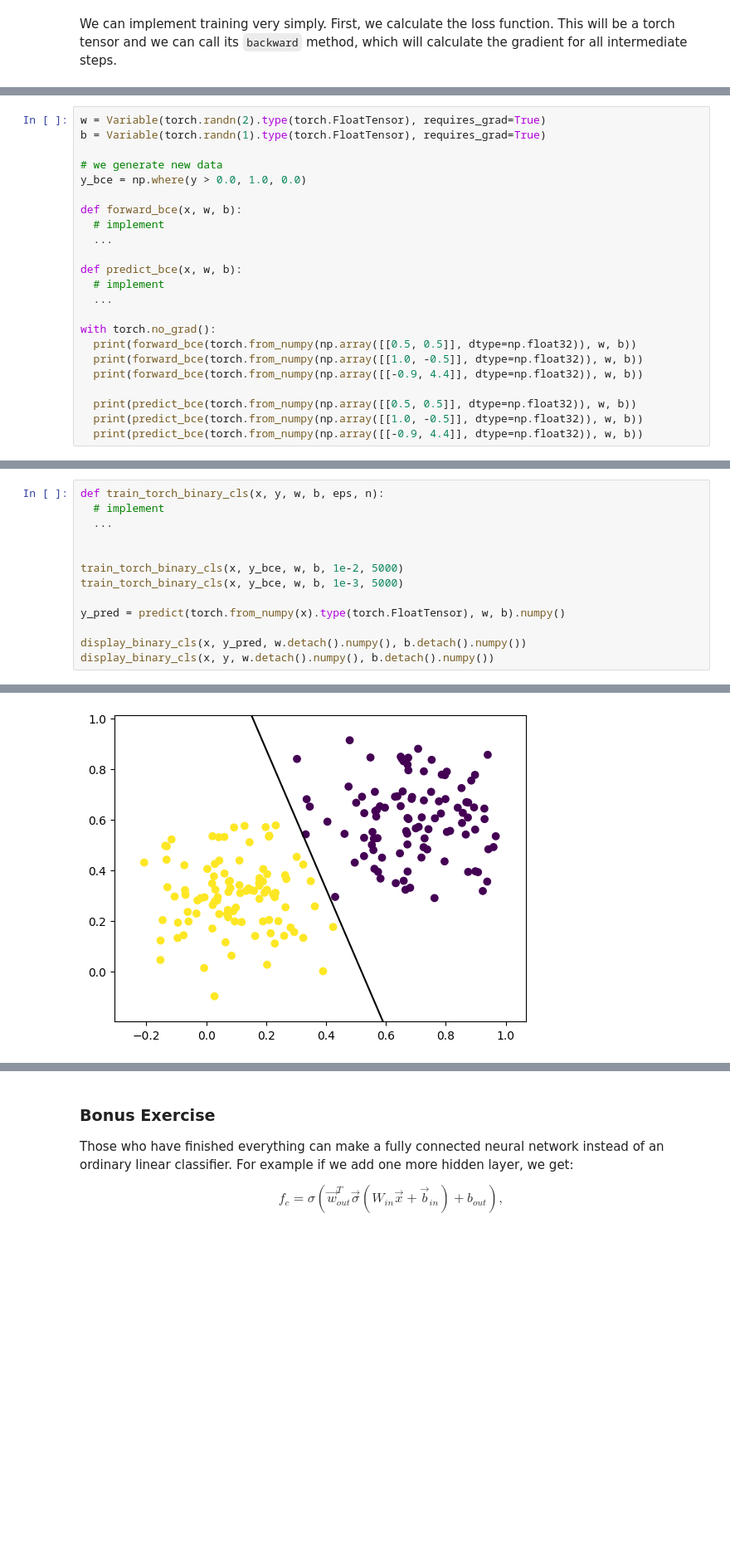
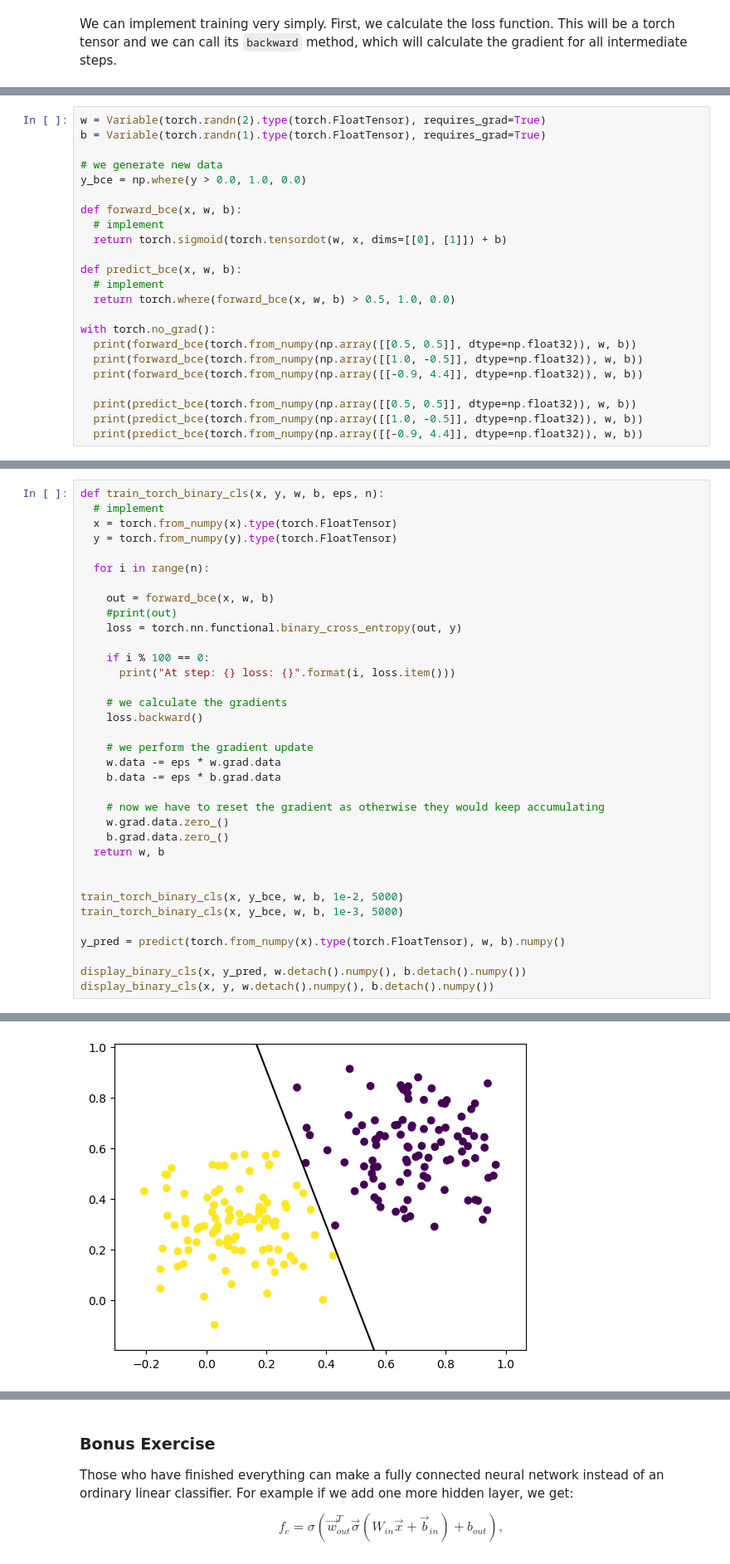
Before and after one commit to tomasbelak24/deeplearning-vision, a Jupyter notebook: HUPV/notebooks/cv03_en.ipynb, the cells around one changed output, grey strips where cells are left out. Shown at 83% size. Saved outputs shown, nothing was run; the diff lists cells and outputs as text; blank space fills up the shorter version.

```diff
--- a/HUPV/notebooks/cv03_en.ipynb
+++ b/HUPV/notebooks/cv03_en.ipynb
@@ -424,11 +454,11 @@ y_bce = np.where(y > 0.0, 1.0, 0.0)
 
 def forward_bce(x, w, b):
   # implement
-  ...
+  return torch.sigmoid(torch.tensordot(w, x, dims=[[0], [1]]) + b)
 
 def predict_bce(x, w, b):
   # implement
-  ...
+  return torch.where(forward_bce(x, w, b) > 0.5, 1.0, 0.0)
 
 with torch.no_grad():
   print(forward_bce(torch.from_numpy(np.array([[0.5, 0.5]], dtype=np.float32)), w, b))
@@ -448,7 +478,29 @@ tensor([0])
 # %%
 def train_torch_binary_cls(x, y, w, b, eps, n):
   # implement
-  ...
+  x = torch.from_numpy(x).type(torch.FloatTensor)
+  y = torch.from_numpy(y).type(torch.FloatTensor)
+
+  for i in range(n):
+
+    out = forward_bce(x, w, b)
+    #print(out)
+    loss = torch.nn.functional.binary_cross_entropy(out, y)
+
+    if i % 100 == 0:
+      print("At step: {} loss: {}".format(i, loss.item()))
+
+    # we calculate the gradients
+    loss.backward()
+
+    # we perform the gradient update
+    w.data -= eps * w.grad.data
+    b.data -= eps * b.grad.data
+
+    # now we have to reset the gradient as otherwise they would keep accumulating
+    w.grad.data.zero_()
+    b.grad.data.zero_()
+  return w, b
 
 
 train_torch_binary_cls(x, y_bce, w, b, 1e-2, 5000)
@@ -479 +531 @@ At step: 4900 loss: 0.2637391984462738
-[figure, old version]
+[figure, new version]
```
Also changed, not shown: parts of 10 cells of this notebook.
